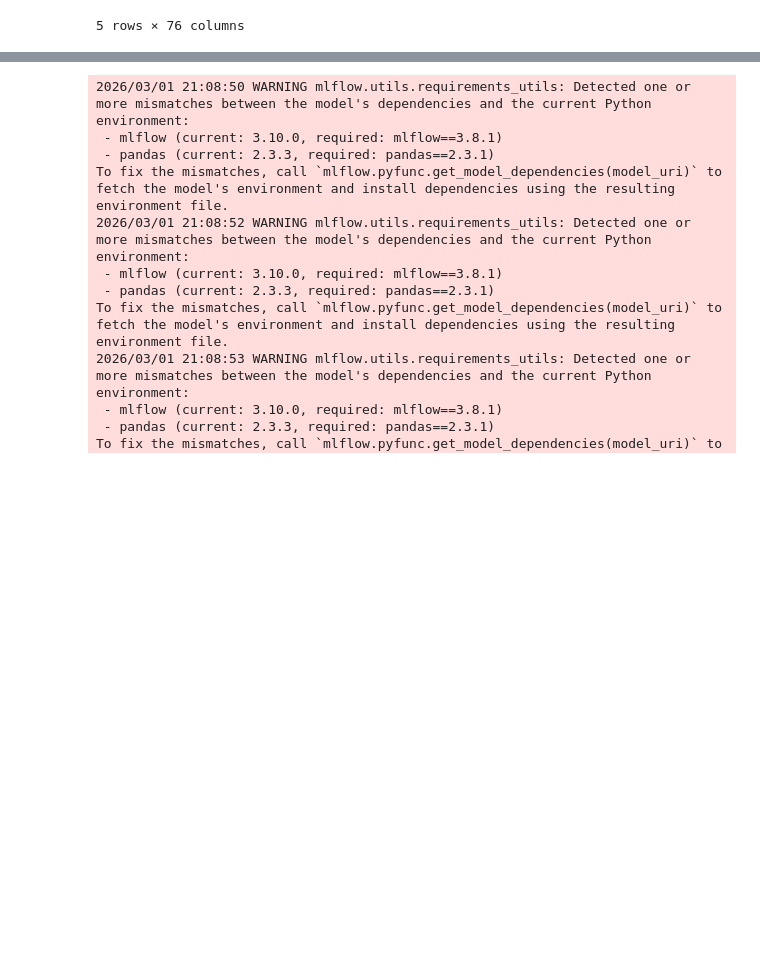
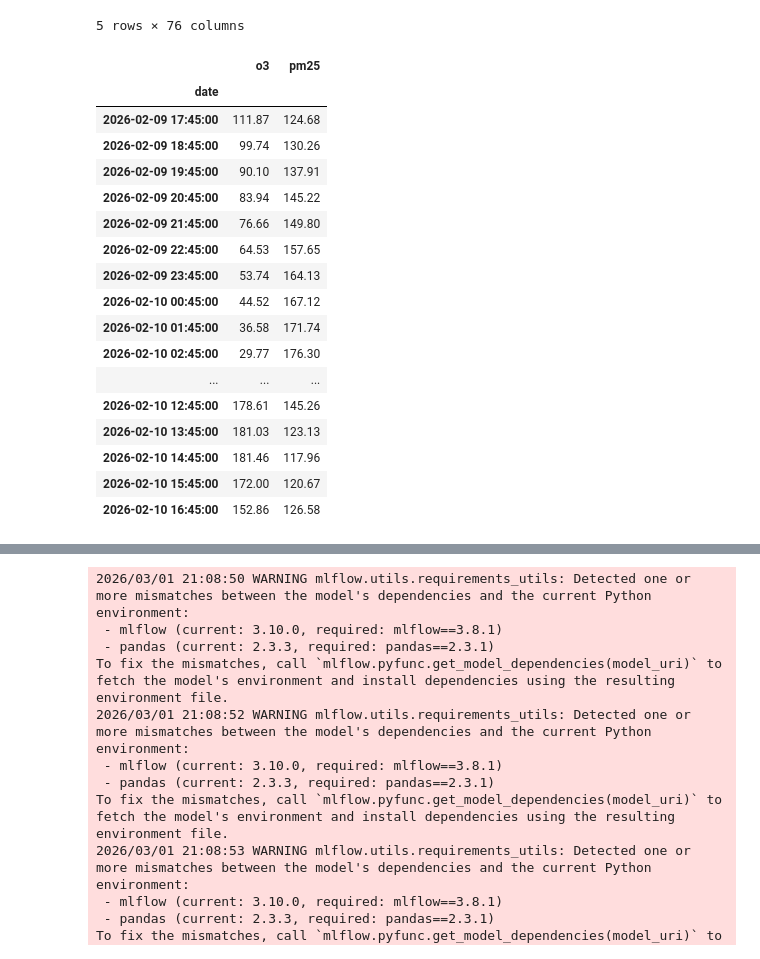
Before and after one commit to YubikNakarmi/Aqi_predictor, a Jupyter notebook: notebooks/pred.ipynb, the cells around one changed output, grey strips where cells are left out. Cells and saved outputs as stored; diff of their text form; code cells hidden in the pictures; blank space fills up the shorter version.

```diff
--- a/notebooks/pred.ipynb
+++ b/notebooks/pred.ipynb
@@ -39,6 +39,27 @@ df.drop(columns=["pm10"], inplace=True)
 # %%
 df["date"] = pd.to_datetime(df["date"])
 df.set_index("date", inplace=True)
+# %%
+df
+# %% [output]
+|  | o3 | pm25 |
+| date |  |  |
+| 2026-02-09 17:45:00 | 111.87 | 124.68 |
+| 2026-02-09 18:45:00 | 99.74 | 130.26 |
+| 2026-02-09 19:45:00 | 90.10 | 137.91 |
+| 2026-02-09 20:45:00 | 83.94 | 145.22 |
+| 2026-02-09 21:45:00 | 76.66 | 149.80 |
+| 2026-02-09 22:45:00 | 64.53 | 157.65 |
+| 2026-02-09 23:45:00 | 53.74 | 164.13 |
+| 2026-02-10 00:45:00 | 44.52 | 167.12 |
+| 2026-02-10 01:45:00 | 36.58 | 171.74 |
+| 2026-02-10 02:45:00 | 29.77 | 176.30 |
+| ... | ... | ... |
+| 2026-02-10 12:45:00 | 178.61 | 145.26 |
+| 2026-02-10 13:45:00 | 181.03 | 123.13 |
+| 2026-02-10 14:45:00 | 181.46 | 117.96 |
+| 2026-02-10 15:45:00 | 172.00 | 120.67 |
+| 2026-02-10 16:45:00 | 152.86 | 126.58 |
 # %%
 clean = DataCleaner()
 df_1 = clean.add_time_features(df)
```
Also changed, not shown: parts of 2 cells of this notebook, 1 other file.
